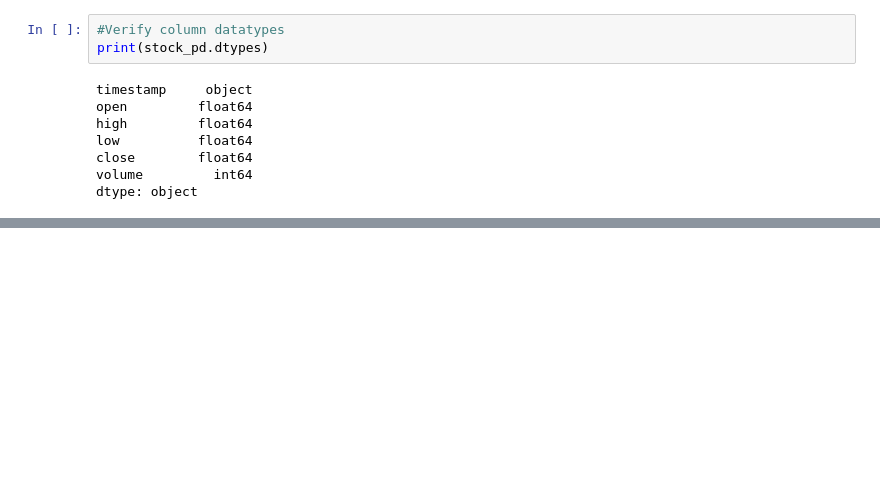
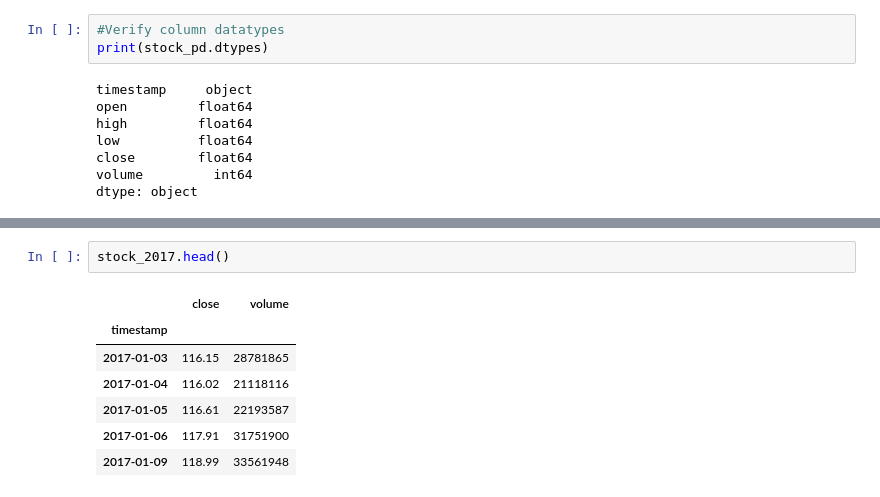
Before and after one commit to timothyyu/pr1-apple-stock-analysis, a Jupyter notebook: main_restructure.ipynb, the cells around one changed output, grey strips where cells are left out. Cells and saved outputs as stored; diff of their text form; blank space fills up the shorter version.

```diff
--- a/main_restructure.ipynb
+++ b/main_restructure.ipynb
@@ -89,0 +85,10 @@ rsi_pd3.head(2)
+# %%
+stock_2017.head()
+# %% [output]
+|  | close | volume |
+| timestamp |  |  |
+| 2017-01-03 | 116.15 | 28781865 |
+| 2017-01-04 | 116.02 | 21118116 |
+| 2017-01-05 | 116.61 | 22193587 |
+| 2017-01-06 | 117.91 | 31751900 |
+| 2017-01-09 | 118.99 | 33561948 |
```
Also changed, not shown: parts of 9 cells of this notebook, 1 other file.
